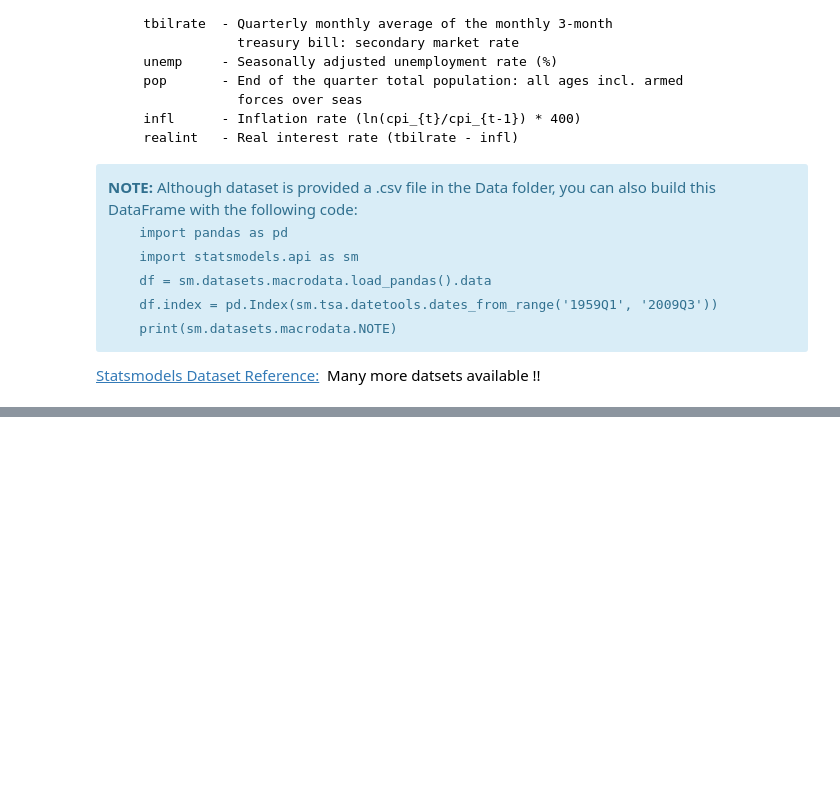
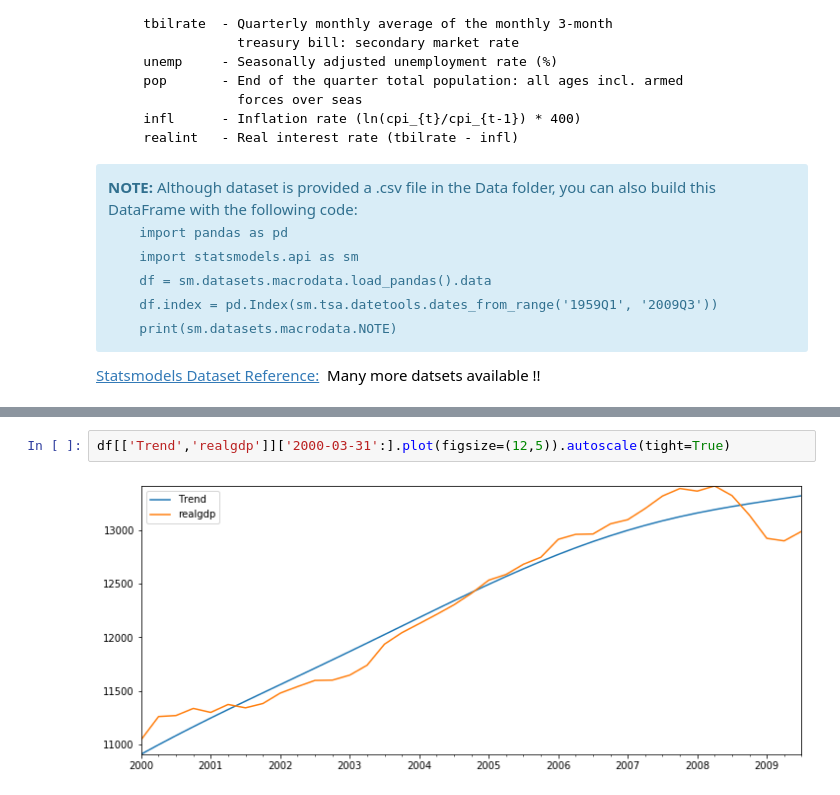
Before and after one commit to pksvv/MachineLearningSL, a Jupyter notebook: TSA/notebooks/02-Time-Series-Analysis-with-Statsmodels/00-Introduction-to-Statsmodels.ipynb, the cells around one changed output, grey strips where cells are left out. Drawn from its saved outputs; the diff is of its cells as text; blank space fills up the shorter version.

```diff
--- a/TSA/notebooks/02-Time-Series-Analysis-with-Statsmodels/00-Introduction-to-Statsmodels.ipynb
+++ b/TSA/notebooks/02-Time-Series-Analysis-with-Statsmodels/00-Introduction-to-Statsmodels.ipynb
@@ -50,0 +85,4 @@ Variable name definitions:
+# %%
+df[['Trend','realgdp']]['2000-03-31':].plot(figsize=(12,5)).autoscale(tight=True)
+# %% [output]
+[figure, added]
```
Also changed, not shown: parts of 8 cells of this notebook, 1 other file.
